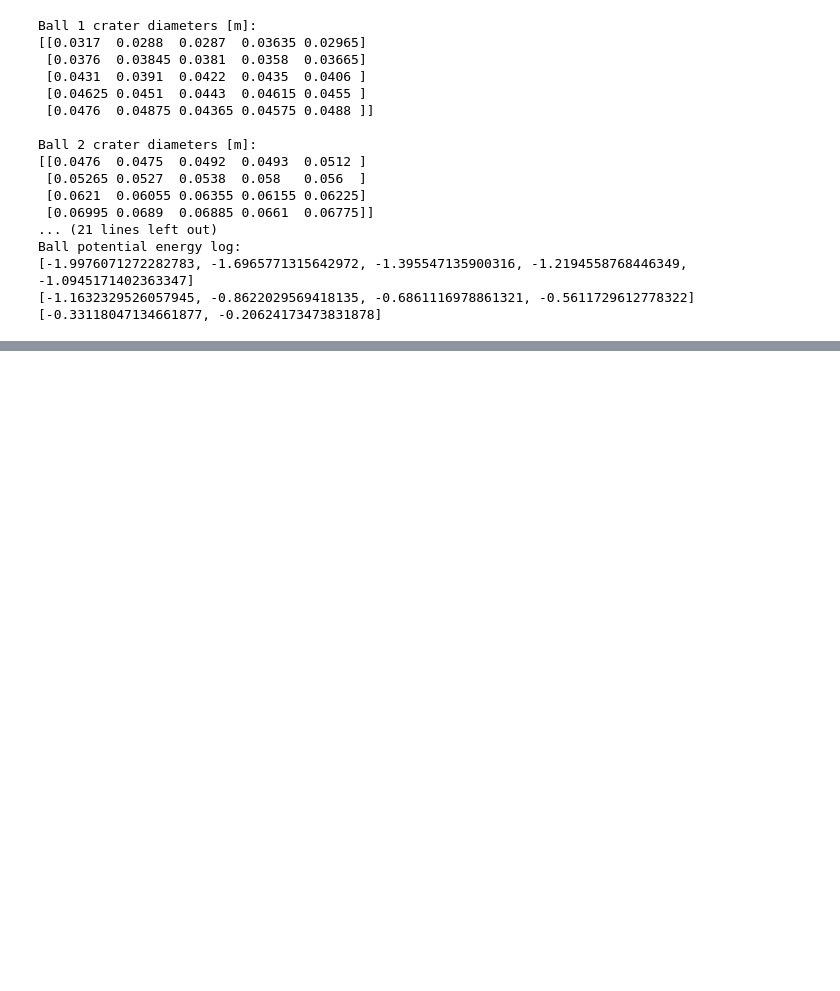
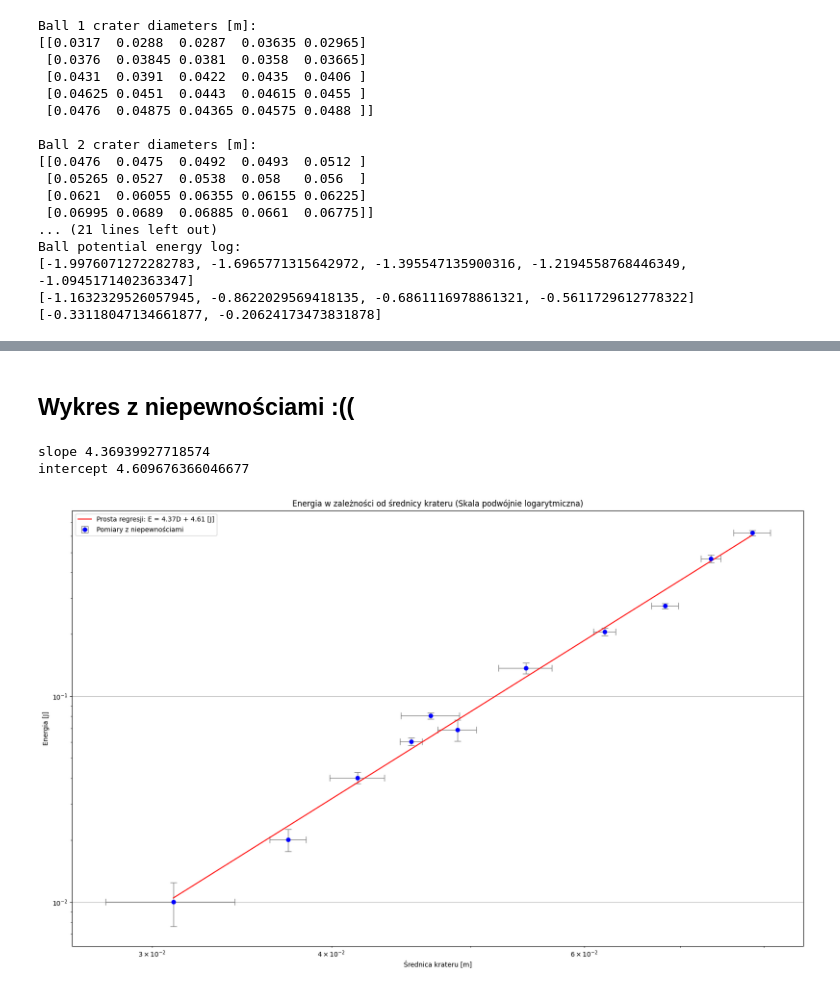
Before and after one commit to piotrdurniat/physics-lab-1, a Jupyter notebook: 03-lab-12/03-ćw-12.ipynb, the cells around one changed output, grey strips where cells are left out. Saved outputs shown, nothing was run; the diff lists cells and outputs as text; code cells hidden in the pictures; blank space fills up the shorter version.

```diff
--- a/03-lab-12/03-ćw-12.ipynb
+++ b/03-lab-12/03-ćw-12.ipynb
@@ -193,0 +381,60 @@ E(d) = 4.0708e+04 * d^4.3694 [J]
+# %% [markdown]
+## Wykres z niepewnościami :((
+# %%
+plt.figure(figsize=(20, 12))
+
+# Combine uncertainties from all balls
+u_c_E = []
+u_c_E.extend(u_c_E_ball_1)  # Small ball
+u_c_E.extend(u_c_E_ball_2)  # Medium ball
+u_c_E.extend(u_c_E_ball_3)  # Large ball
+
+# Combine diameter uncertainties from all balls
+u_c_D = []
+u_c_D.extend(u_c_D_1)  # Small ball
+u_c_D.extend(u_c_D_2)  # Medium ball
+u_c_D.extend(u_c_D_3)  # Large ball
+
+plt.errorbar(
+    diameters,
+    energies,
+    xerr=u_c_D,
+    yerr=u_c_E,
+    fmt="o",
+    color="blue",
+    ecolor="gray",
+    elinewidth=1,
+    capsize=5,
+    label="Pomiary z niepewnościami",
+)
+
+plt.xscale("log")
+plt.yscale("log")
+plt.xlabel("Średnica krateru [m]")
+plt.ylabel("Energia [J]")
+plt.title("Energia w zależności od średnicy krateru (Skala podwójnie logarytmiczna)")
+plt.grid(True)
+
+log_energies = np.log10(energies)
+log_diameters = np.log10(diameters)
+
+slope, intercept = np.polyfit(log_diameters, log_energies, 1)
+
+x_reg = np.linspace(min(log_diameters), max(log_diameters), 100)
+y_reg = slope * x_reg + intercept
+
+plt.plot(
+    10**x_reg,
+    10**y_reg,
+    "r-",
+    label=f"Prosta regresji: E = {slope:.2f}D + {intercept:.2f} [J]",
+)
+plt.legend()
+
+print()
+print("slope", slope)
+print("intercept", intercept)
+# %% [output]
+slope 4.36939927718574
+intercept 4.609676366046677
+[figure, added]
```
Also changed, not shown: parts of 16 cells of this notebook, 9 other files.
